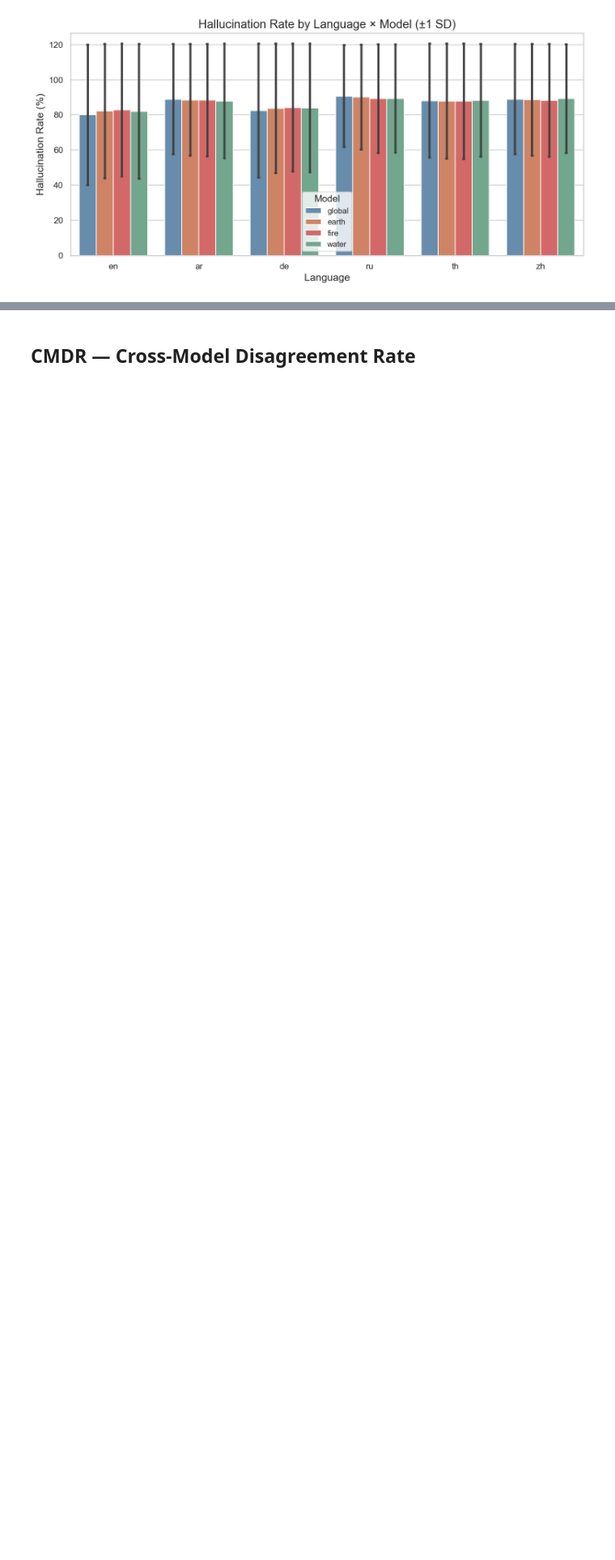
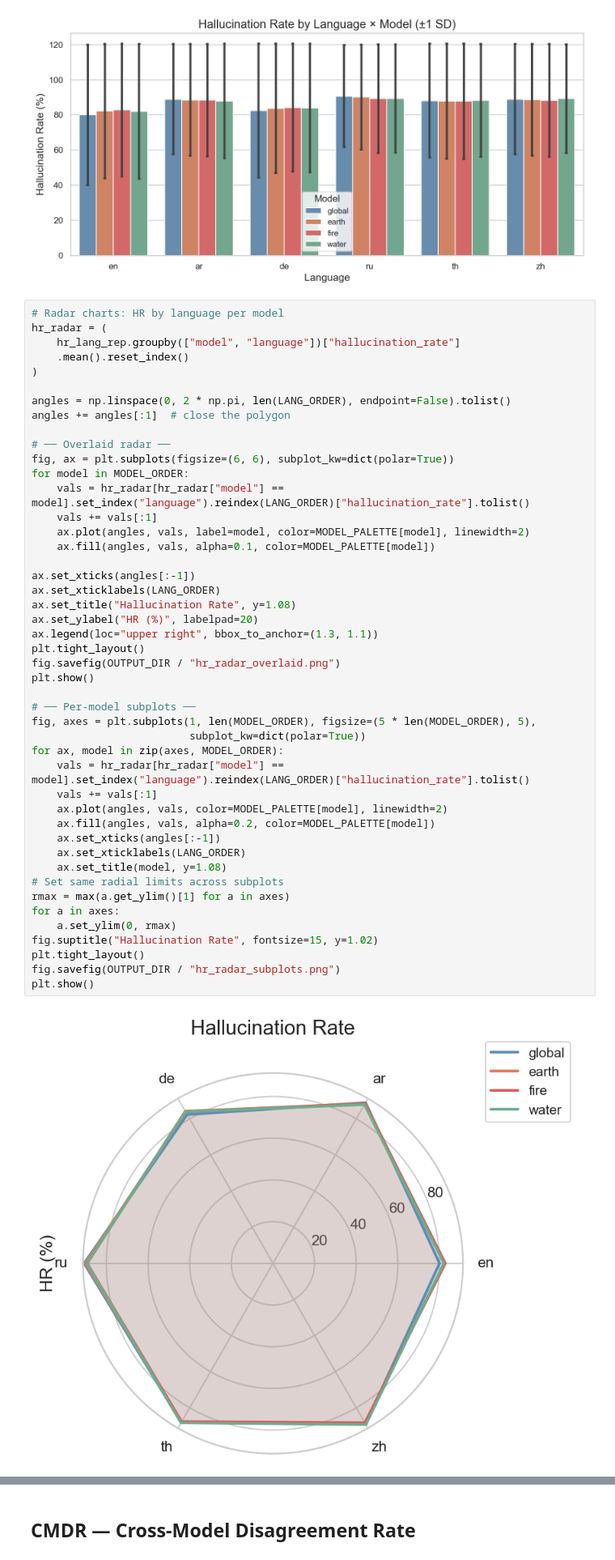
Before and after one commit to sinemmy/TinyAya_MapHallu, a Jupyter notebook: run_analysis/analysis.ipynb, the cells around one changed output, grey strips where cells are left out. Shown at 81% size. Cells and saved outputs as stored; diff of their text form; blank space fills up the shorter version.

```diff
--- a/run_analysis/analysis.ipynb
+++ b/run_analysis/analysis.ipynb
@@ -134,3 +134,51 @@ fig.savefig(OUTPUT_DIR / "hr_by_lang_model.png")
 plt.show()
 # %% [output]
 [figure]
+# %%
+# Radar charts: HR by language per model
+hr_radar = (
+    hr_lang_rep.groupby(["model", "language"])["hallucination_rate"]
+    .mean().reset_index()
+)
+
+angles = np.linspace(0, 2 * np.pi, len(LANG_ORDER), endpoint=False).tolist()
+angles += angles[:1]  # close the polygon
+
+# ── Overlaid radar ──
+fig, ax = plt.subplots(figsize=(6, 6), subplot_kw=dict(polar=True))
+for model in MODEL_ORDER:
+    vals = hr_radar[hr_radar["model"] == model].set_index("language").reindex(LANG_ORDER)["hallucination_rate"].tolist()
+    vals += vals[:1]
+    ax.plot(angles, vals, label=model, color=MODEL_PALETTE[model], linewidth=2)
+    ax.fill(angles, vals, alpha=0.1, color=MODEL_PALETTE[model])
+
+ax.set_xticks(angles[:-1])
+ax.set_xticklabels(LANG_ORDER)
+ax.set_title("Hallucination Rate", y=1.08)
+ax.set_ylabel("HR (%)", labelpad=20)
+ax.legend(loc="upper right", bbox_to_anchor=(1.3, 1.1))
+plt.tight_layout()
+fig.savefig(OUTPUT_DIR / "hr_radar_overlaid.png")
+plt.show()
+
+# ── Per-model subplots ──
+fig, axes = plt.subplots(1, len(MODEL_ORDER), figsize=(5 * len(MODEL_ORDER), 5),
+                         subplot_kw=dict(polar=True))
+for ax, model in zip(axes, MODEL_ORDER):
+    vals = hr_radar[hr_radar["model"] == model].set_index("language").reindex(LANG_ORDER)["hallucination_rate"].tolist()
+    vals += vals[:1]
+    ax.plot(angles, vals, color=MODEL_PALETTE[model], linewidth=2)
+    ax.fill(angles, vals, alpha=0.2, color=MODEL_PALETTE[model])
+    ax.set_xticks(angles[:-1])
+    ax.set_xticklabels(LANG_ORDER)
+    ax.set_title(model, y=1.08)
+# Set same radial limits across subplots
+rmax = max(a.get_ylim()[1] for a in axes)
+for a in axes:
+    a.set_ylim(0, rmax)
+fig.suptitle("Hallucination Rate", fontsize=15, y=1.02)
+plt.tight_layout()
+fig.savefig(OUTPUT_DIR / "hr_radar_subplots.png")
+plt.show()
+# %% [output]
+[figure, added]
```
Also changed, not shown: parts of 5 cells of this notebook, 6 other files.
